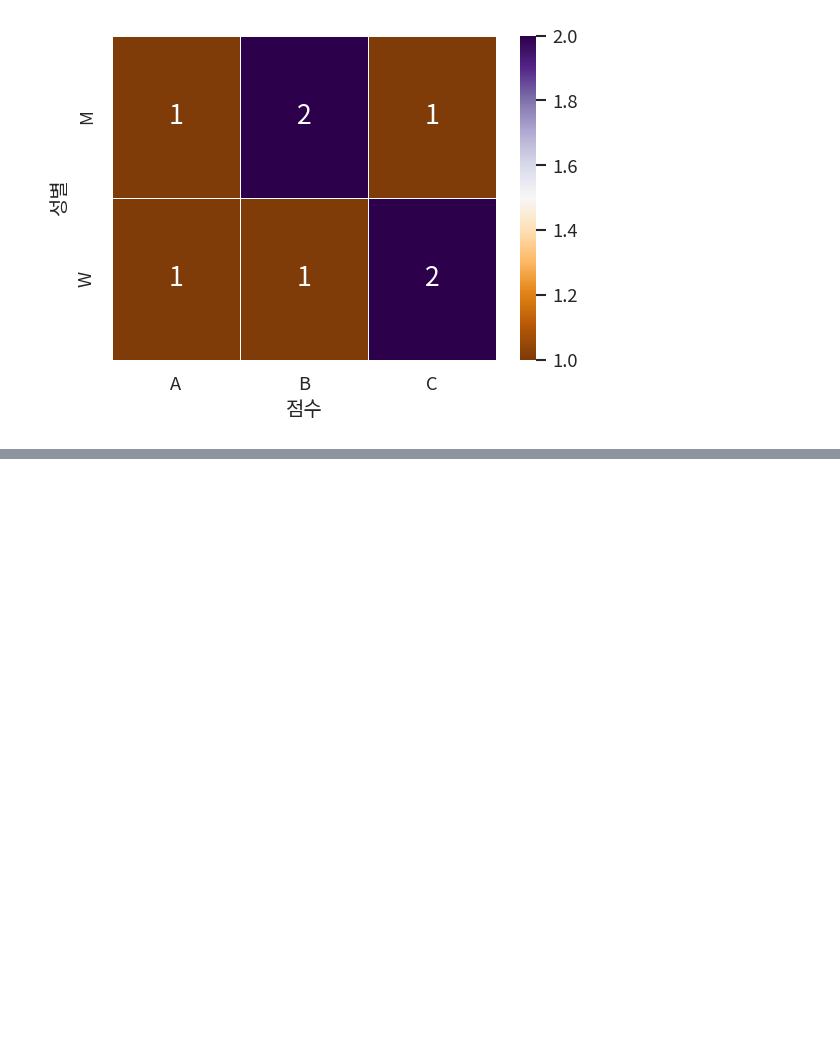
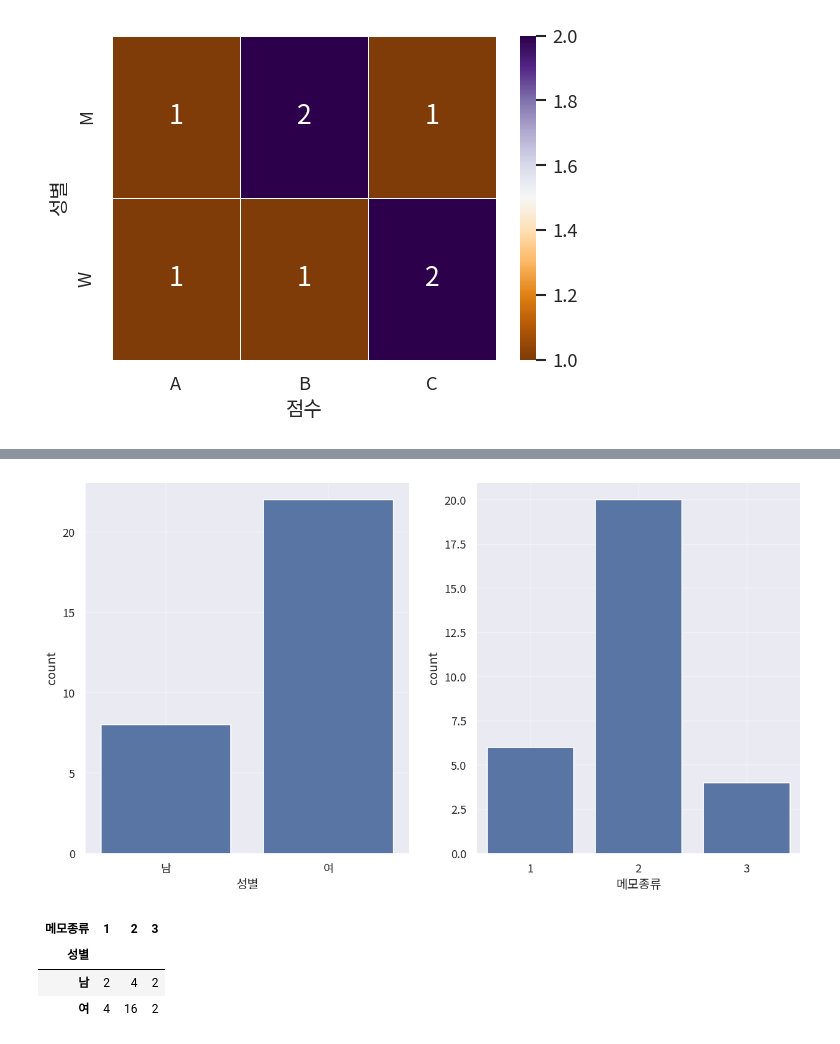
Before and after one commit to BoheeJeong/data_analysis_basic, a Jupyter notebook: [LAB-09] 기초 통계/09-02 명목형 변수에 대한 기초 통계량.ipynb, the cells around one changed output, grey strips where cells are left out. Drawn from its saved outputs; the diff is of its cells as text; code cells hidden in the pictures; blank space fills up the shorter version.

```diff
--- a/[LAB-09] 기초 통계/09-02 명목형 변수에 대한 기초 통계량.ipynb
+++ b/[LAB-09] 기초 통계/09-02 명목형 변수에 대한 기초 통계량.ipynb
@@ -217,0 +222,3 @@ plt.close()             # 그래프 작업 종료
+# %%
+privacy = load_data('privacy')
+privacy.head()
@@ -217,0 +235,5 @@ plt.close()             # 그래프 작업 종료
+# %%
+privacy.info()
+
+privacy2 = privacy.astype({'학생ID':'str','메모종류':''
+'category'})
@@ -217,0 +293,25 @@ plt.close()             # 그래프 작업 종료
+# %%
+# 1) 그래프 초기화 (캔버스(fig)와 도화지(ax) 준비하기)
+width_px = 1280              # 그래프 가로 크기
+height_px = 720              # 그래프 세로 크기
+rows = 1                     # 그래프 행 수
+cols = 2                     # 그래프 열 수
+figsize = (width_px / my_dpi, height_px / my_dpi)
+fig, ax = plt.subplots(rows, cols, figsize=figsize, dpi=my_dpi)
+
+# 2) count plot 그리기
+
+sb.countplot(data=privacy2,x='성별',ax=ax[0])
+ax[0].grid(True,alpha=0.3)
+
+sb.countplot(data=privacy2,x='메모종류',ax=ax[1])
+ax[1].grid(True,alpha=0.3)
+
+
+# 3) 출력
+plt.tight_layout()                     # 여백 제거
+plt.savefig("plot.png", dpi=my_dpi * 2)
+plt.show()                             # 그래프 화면 출력
+plt.close()                            # 그래프 작업 종료
+# %% [output]
+[figure, added]
@@ -217,0 +341,9 @@ plt.close()             # 그래프 작업 종료
+# %%
+privacy2_cb = crosstab(index=privacy2['성별'],columns=privacy2['메모종류'])
+
+privacy2_cb
+# %% [output]
+| 메모종류 | 1 | 2 | 3 |
+| 성별 |  |  |  |
+| 남 | 2 | 4 | 2 |
+| 여 | 4 | 16 | 2 |
```
Also changed, not shown: parts of 9 cells of this notebook, 4 other files.
